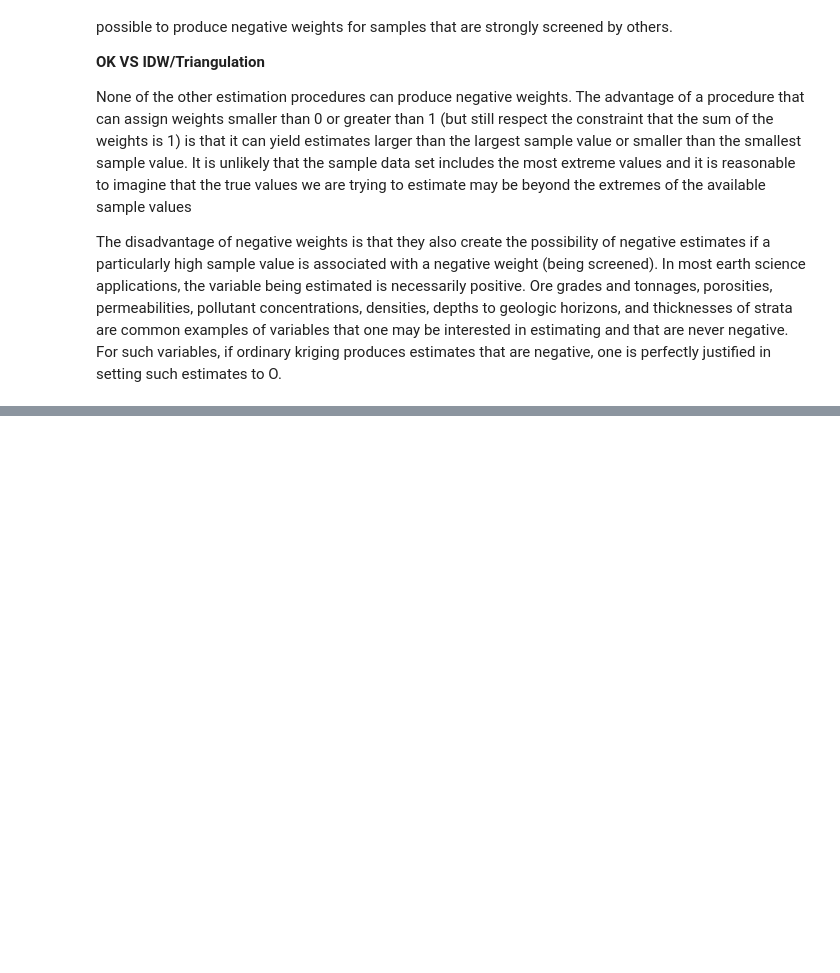
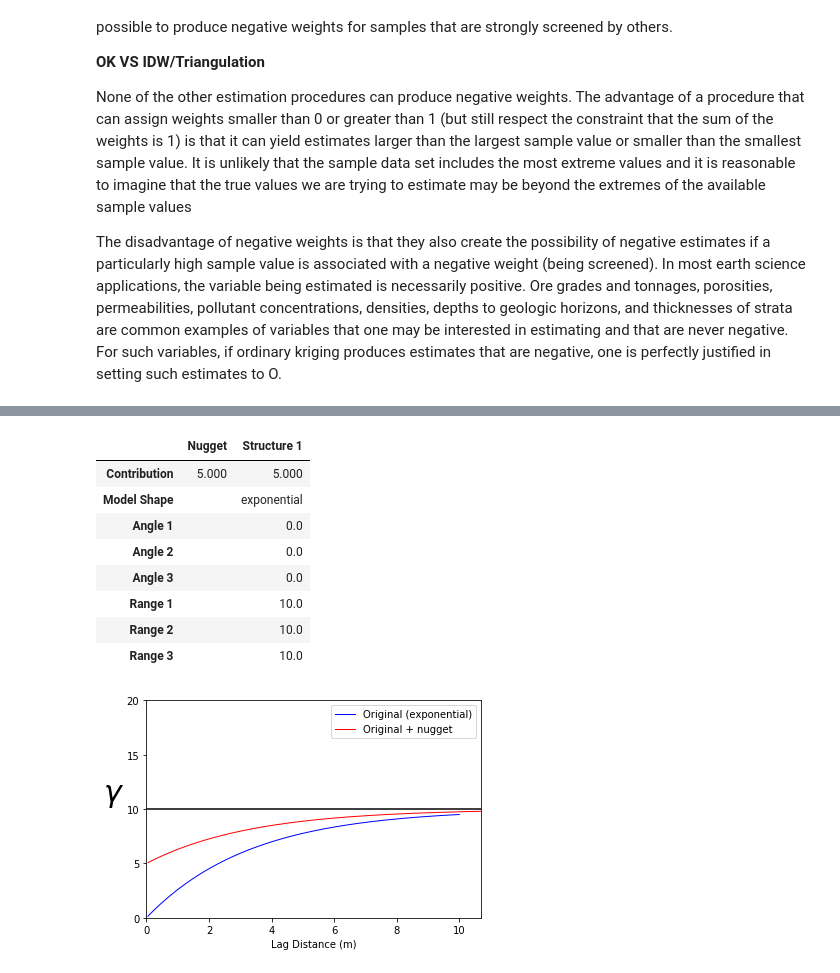
Before and after one commit to MHadavand/Lessons, a Jupyter notebook: Geostat/OK_Example.ipynb, the cells around one changed output, grey strips where cells are left out. Cells and saved outputs as stored; diff of their text form; code cells hidden in the pictures; blank space fills up the shorter version.

Commit message:
OK example to consider pure nugget

```diff
--- a/Geostat/OK_Example.ipynb
+++ b/Geostat/OK_Example.ipynb
@@ -277,0 +288,22 @@ location
+# %%
+varstr = """1    5.0                         -nst, nugget effect
+            2    5  0.0   0.0   0.0        -it,cc,ang1,ang2,ang3
+            10.0  10.0  10.0            -a_hmax, a_hmin, a_vert"""
+variomodel_nugget = rmsp.VarioModel(vario_str=varstr)
+
+fig,ax = variomodel.plot(c='b', label='Original (exponential)', ylim=[0,20], sill=None)
+variomodel_nugget.plot_draw(ax, c='r', label='Original + nugget')
+ax.legend()
+
+variomodel_nugget.to_table()
+# %% [output]
+|  | Nugget | Structure 1 |
+| Contribution | 5.000 | 5.000 |
+| Model Shape |  | exponential |
+| Angle 1 |  | 0.0 |
+| Angle 2 |  | 0.0 |
+| Angle 3 |  | 0.0 |
+| Range 1 |  | 10.0 |
+| Range 2 |  | 10.0 |
+| Range 3 |  | 10.0 |
+[figure, added]
```
Also changed, not shown: parts of 16 cells of this notebook.
